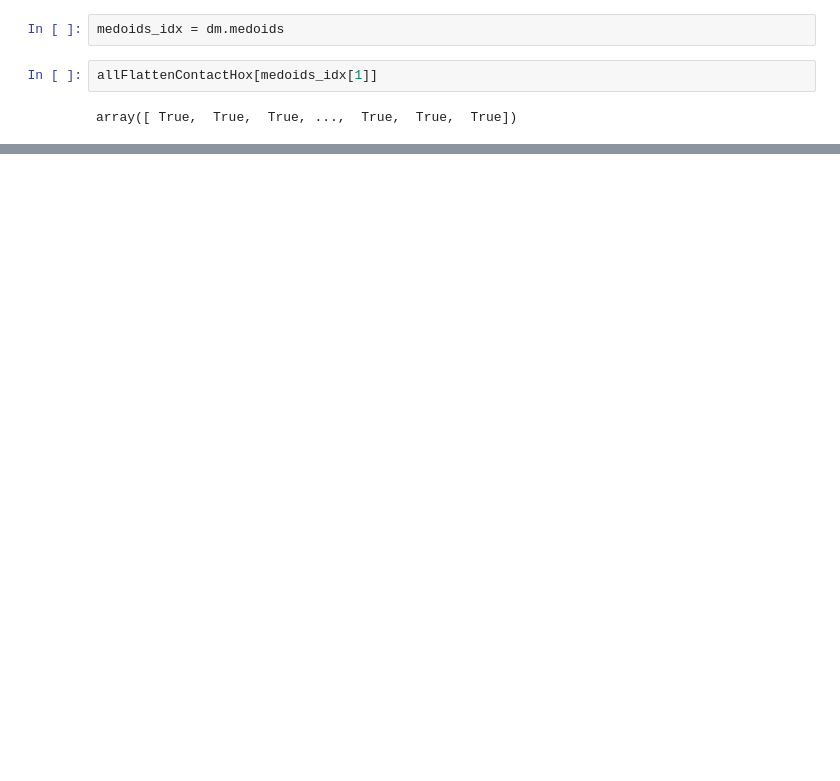
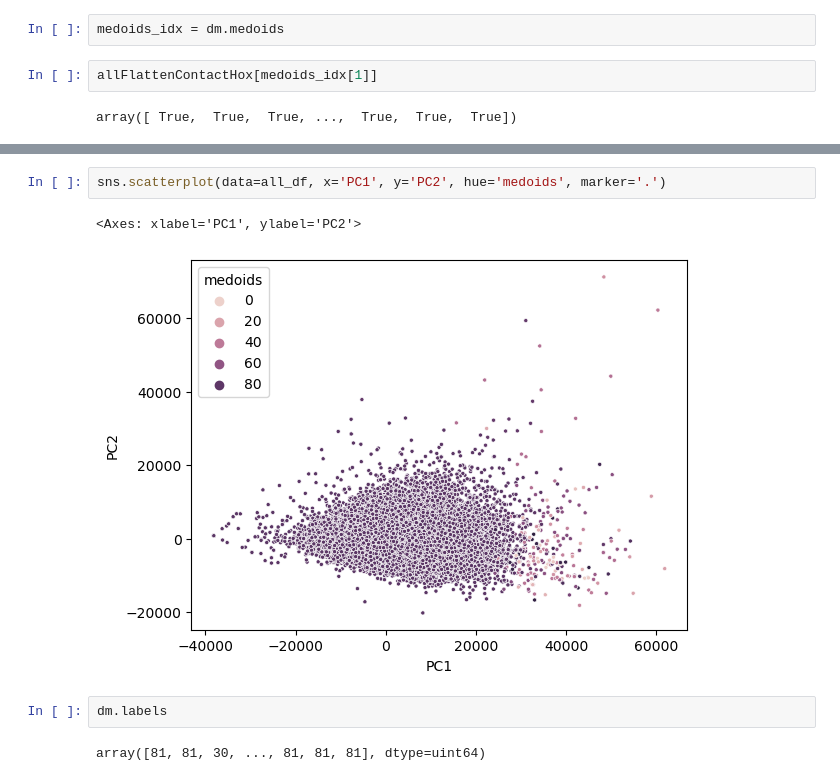
Before and after one commit to tee-udon/chromatin-ensemble-refinement, a Jupyter notebook: 20241003_VQ_Tonia.ipynb, the cells around one changed output, grey strips where cells are left out. Cells and saved outputs as stored; diff of their text form; blank space fills up the shorter version.

```diff
--- a/20241003_VQ_Tonia.ipynb
+++ b/20241003_VQ_Tonia.ipynb
@@ -137,0 +196,9 @@ array([ True,  True,  True, ...,  True,  True,  True])
+# %%
+sns.scatterplot(data=all_df, x='PC1', y='PC2', hue='medoids', marker='.')
+# %% [output]
+<Axes: xlabel='PC1', ylabel='PC2'>
+[figure, added]
+# %%
+dm.labels
+# %% [output]
+array([81, 81, 30, ..., 81, 81, 81], dtype=uint64)
```
Also changed, not shown: parts of 22 cells of this notebook, 1 other file.
